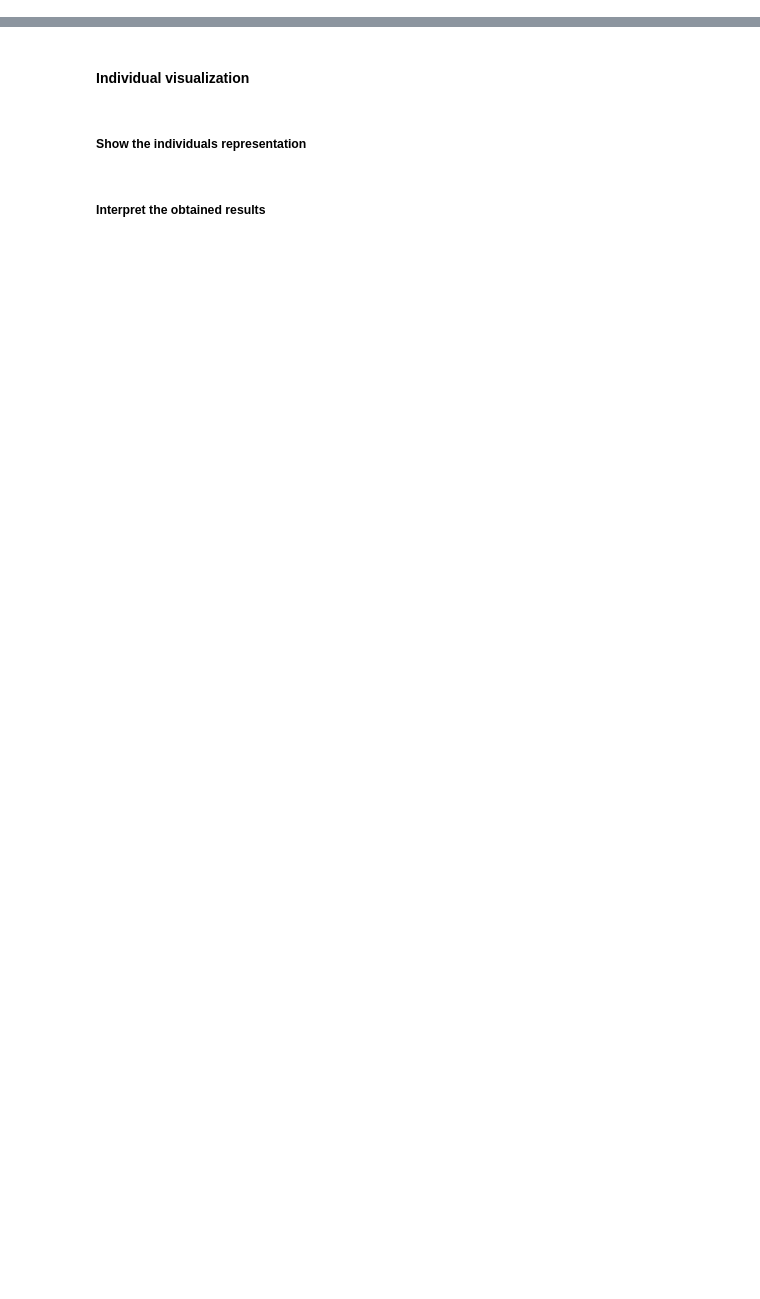
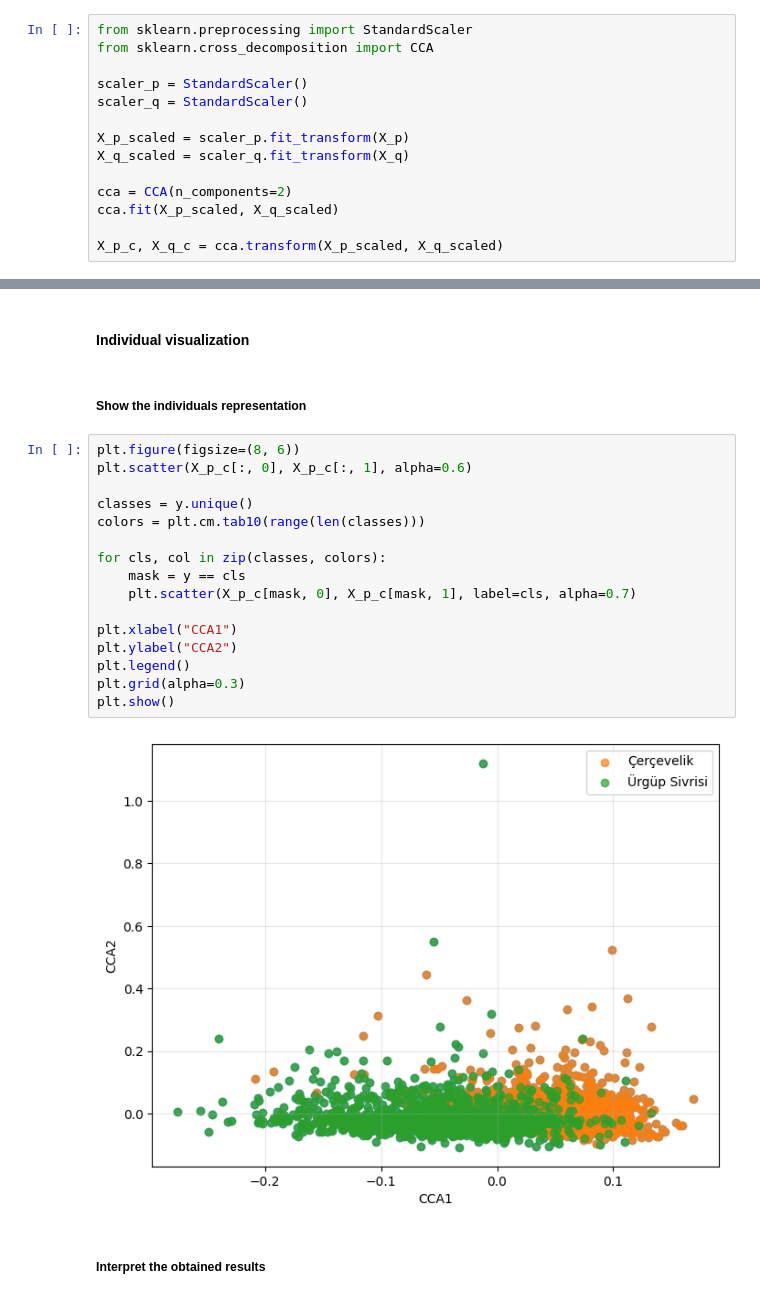
Before and after one commit to Benbakreti0Amine/data_analysis_project_M1CNS, a Jupyter notebook: TD4_5.ipynb, the cells around one changed output, grey strips where cells are left out. Drawn from its saved outputs; the diff is of its cells as text; blank space fills up the shorter version.

```diff
--- a/TD4_5.ipynb
+++ b/TD4_5.ipynb
@@ -622,4 +653,18 @@ Check the scikit-learn documentation for CCA. Do you need to use the scaled or u
 # %% [markdown]
 ##### Apply CCA
+# %%
+from sklearn.preprocessing import StandardScaler
+from sklearn.cross_decomposition import CCA
+
+scaler_p = StandardScaler()
+scaler_q = StandardScaler()
+
+X_p_scaled = scaler_p.fit_transform(X_p)
+X_q_scaled = scaler_q.fit_transform(X_q)
+
+cca = CCA(n_components=2)
+cca.fit(X_p_scaled, X_q_scaled)
+
+X_p_c, X_q_c = cca.transform(X_p_scaled, X_q_scaled)
 # %% [markdown]
 ##### Print the first two components
@@ -643,5 +782,23 @@ Check the scikit-learn documentation for CCA. Do you need to use the scaled or u
 #### Individual visualization
 # %% [markdown]
 ##### Show the individuals representation
+# %%
+plt.figure(figsize=(8, 6))
+plt.scatter(X_p_c[:, 0], X_p_c[:, 1], alpha=0.6)
+
+classes = y.unique()
+colors = plt.cm.tab10(range(len(classes)))
+
+for cls, col in zip(classes, colors):
+    mask = y == cls
+    plt.scatter(X_p_c[mask, 0], X_p_c[mask, 1], label=cls, alpha=0.7)
+
+plt.xlabel("CCA1")
+plt.ylabel("CCA2")
+plt.legend()
+plt.grid(alpha=0.3)
+plt.show()
+# %% [output]
+[figure, added]
 # %% [markdown]
 ##### Interpret the obtained results
```
Also changed, not shown: parts of 12 cells of this notebook.
